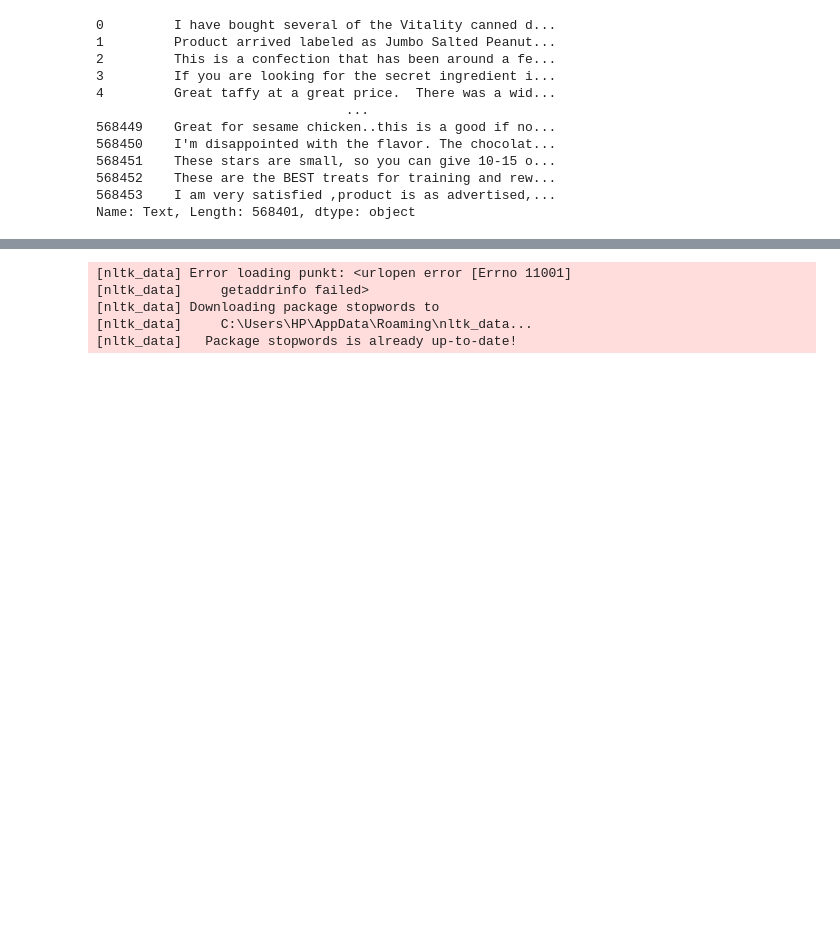
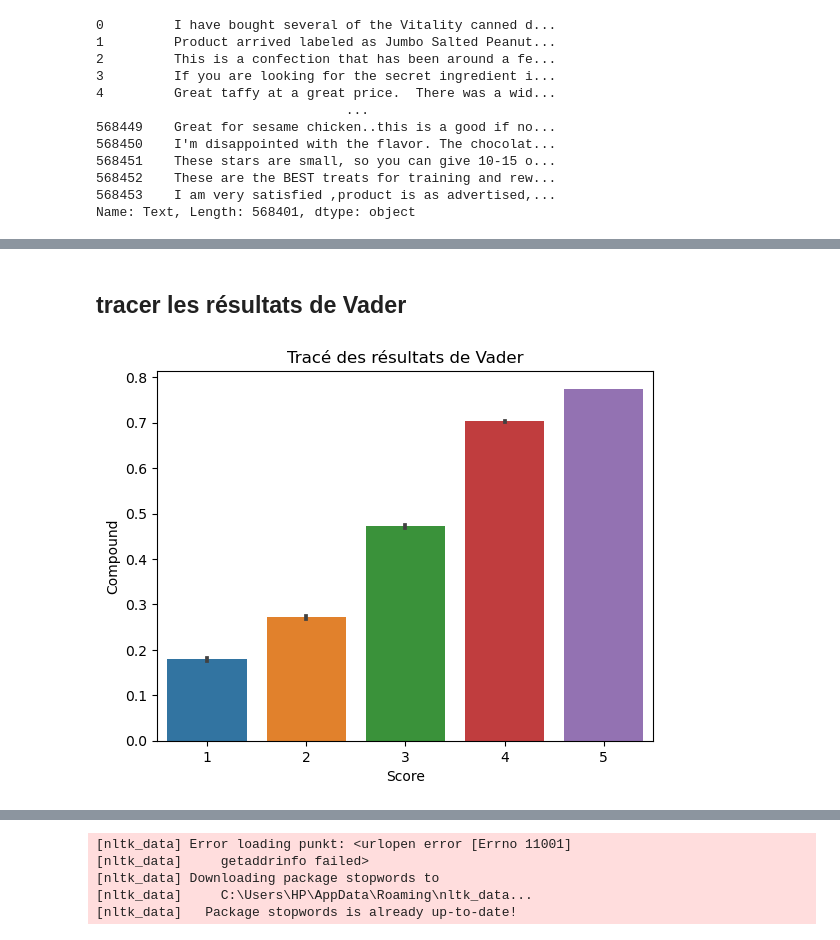
Before and after one commit to bytegajja/datasience, a Jupyter notebook: projet NLP S atisfaction des clients.ipynb, the cells around one changed output, grey strips where cells are left out. Cells and saved outputs as stored; diff of their text form; code cells hidden in the pictures; blank space fills up the shorter version.

```diff
--- a/projet NLP S atisfaction des clients.ipynb
+++ b/projet NLP S atisfaction des clients.ipynb
@@ -226,0 +288,16 @@ Name: Text, Length: 568401, dtype: object
+# %%
+
+
+# Supposons que 'data1' est votre DataFrame contenant la colonne 'SentimentScores'
+
+# Fonction pour extraire les parties négatives, positives et neutres des dictionnaires
+def extract_sentiment_scores(row):
+    return pd.Series([
+        row['SentimentScores']['neg'],
+        row['SentimentScores']['neu'],
+        row['SentimentScores']['pos'],
+        row['SentimentScores']['compound']
+    ])
+
+# Appliquer la fonction pour diviser la colonne en trois parties distinctes
+data1[['Negative', 'Neutral', 'Positive', 'Compound']] = data1.apply(extract_sentiment_scores, axis=1)
@@ -226,0 +306,10 @@ Name: Text, Length: 568401, dtype: object
+# %%
+df1 = pd.DataFrame(data1)
+df2 = pd.DataFrame(df)
+
+# Jointure INNER JOIN sur la colonne 'common_column'
+df_n = pd.merge(df1, df2, on='Text', how='inner')
+
+# Affichage du résultat de la jointure
+print("Résultat de la jointure INNER JOIN :")
+print(df_n)
@@ -226,0 +350,9 @@ Name: Text, Length: 568401, dtype: object
+# %% [markdown]
+## tracer les résultats de Vader
+# %%
+import ast
+ax = sns.barplot(data = df_n, x="Score", y='Compound')
+ax.set_title('Tracé des résultats de Vader')
+plt.show()
+# %% [output]
+[figure, added]
```
Also changed, not shown: parts of 12 cells of this notebook.
